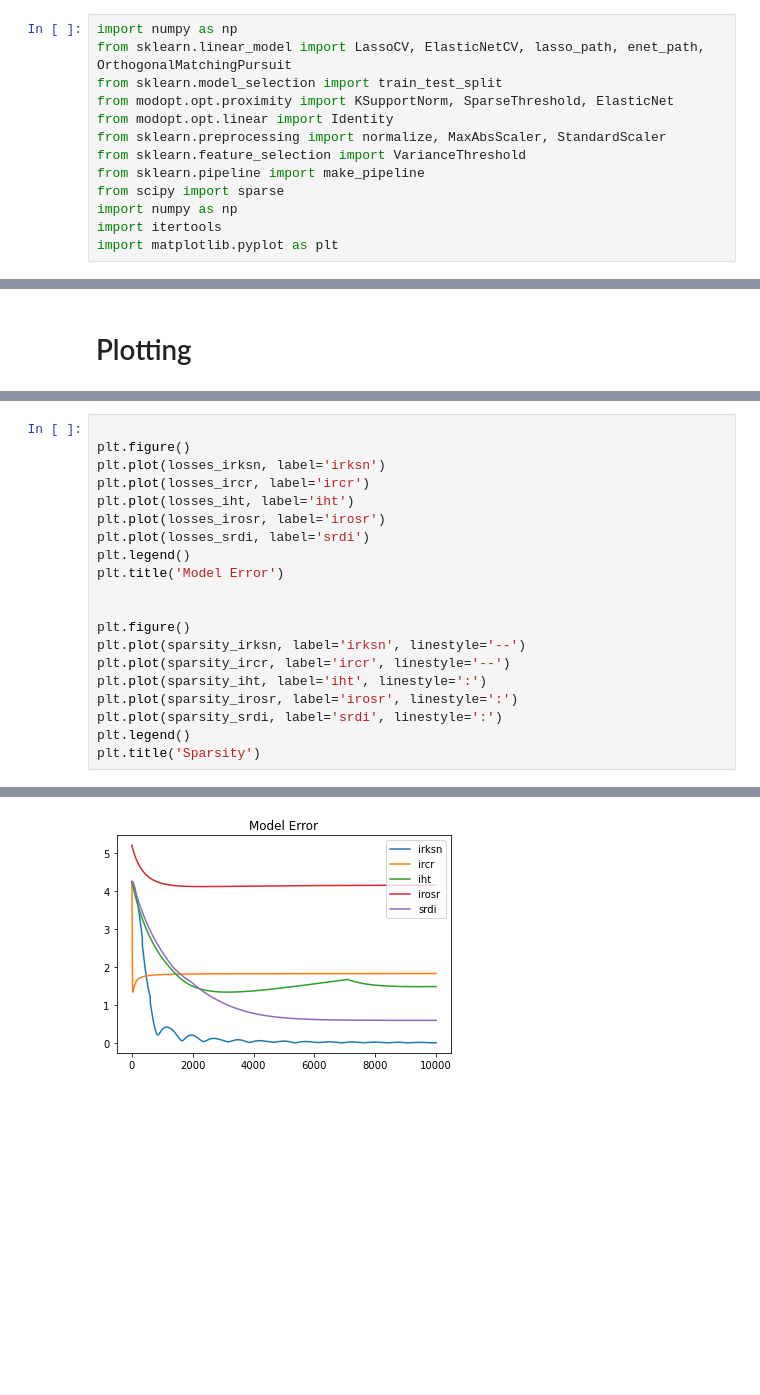
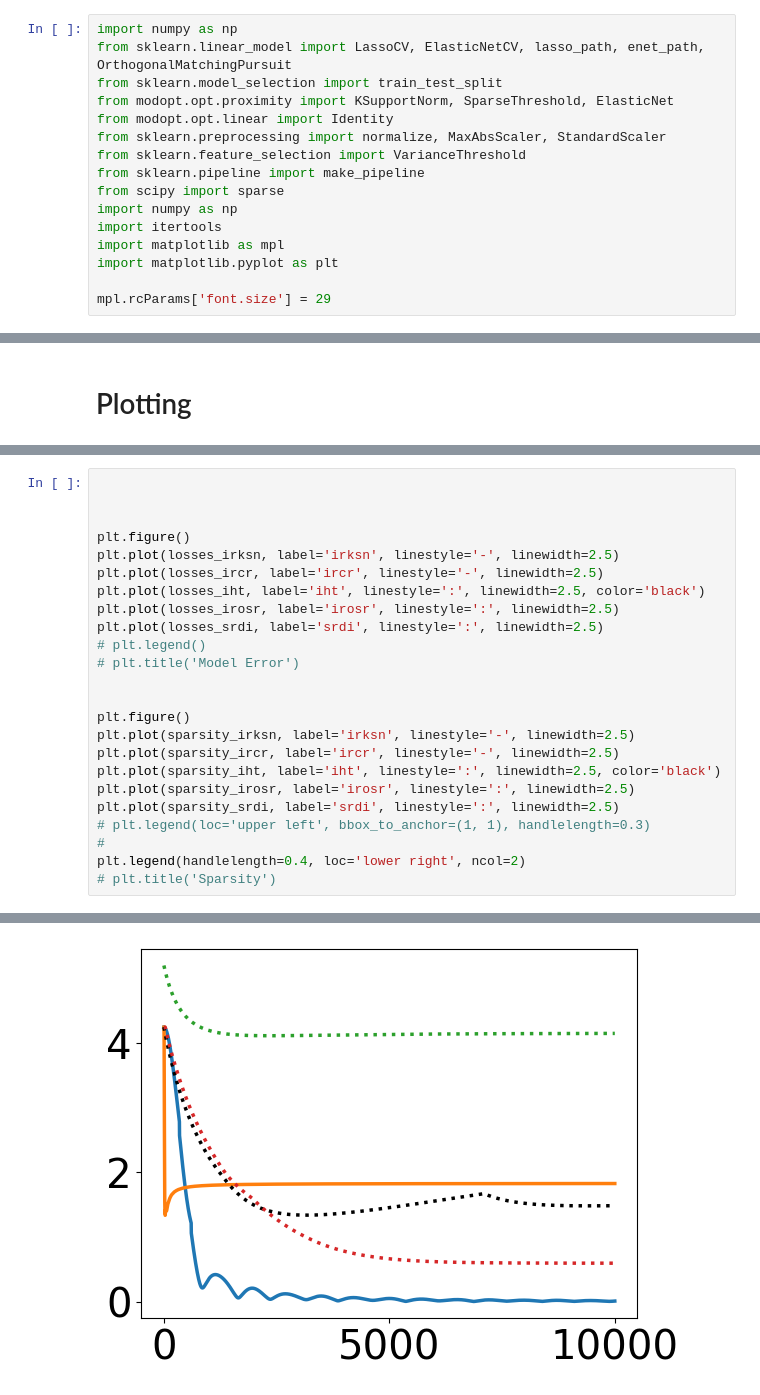
Before and after one commit to wdevazelhes/IRKSN_AAAI2024, a Jupyter notebook: example1/toy_xp_train_curve.ipynb, the cells around one changed output, grey strips where cells are left out. Cells and saved outputs as stored; diff of their text form; blank space fills up the shorter version.

```diff
--- a/example1/toy_xp_train_curve.ipynb
+++ b/example1/toy_xp_train_curve.ipynb
@@ -10,4 +10,7 @@ from sklearn.pipeline import make_pipeline
 from scipy import sparse
 import numpy as np
 import itertools
+import matplotlib as mpl
 import matplotlib.pyplot as plt
+
+mpl.rcParams['font.size'] = 29
@@ -179,21 +182,25 @@ sparsity_srdi, losses_srdi, betas_srdi = run_srdi(n_iter)
 # %%
 
-plt.figure()
-plt.plot(losses_irksn, label='irksn')
-plt.plot(losses_ircr, label='ircr')
-plt.plot(losses_iht, label='iht')
-plt.plot(losses_irosr, label='irosr')
-plt.plot(losses_srdi, label='srdi')
-plt.legend()
-plt.title('Model Error')
 
 
 plt.figure()
-plt.plot(sparsity_irksn, label='irksn', linestyle='--')
-plt.plot(sparsity_ircr, label='ircr', linestyle='--')
-plt.plot(sparsity_iht, label='iht', linestyle=':')
-plt.plot(sparsity_irosr, label='irosr', linestyle=':')
-plt.plot(sparsity_srdi, label='srdi', linestyle=':')
-plt.legend()
-plt.title('Sparsity')
+plt.plot(losses_irksn, label='irksn', linestyle='-', linewidth=2.5)
+plt.plot(losses_ircr, label='ircr', linestyle='-', linewidth=2.5)
+plt.plot(losses_iht, label='iht', linestyle=':', linewidth=2.5, color='black')
+plt.plot(losses_irosr, label='irosr', linestyle=':', linewidth=2.5)
+plt.plot(losses_srdi, label='srdi', linestyle=':', linewidth=2.5)
+# plt.legend()
+# plt.title('Model Error')
+
+
+plt.figure()
+plt.plot(sparsity_irksn, label='irksn', linestyle='-', linewidth=2.5)
+plt.plot(sparsity_ircr, label='ircr', linestyle='-', linewidth=2.5)
+plt.plot(sparsity_iht, label='iht', linestyle=':', linewidth=2.5, color='black')
+plt.plot(sparsity_irosr, label='irosr', linestyle=':', linewidth=2.5)
+plt.plot(sparsity_srdi, label='srdi', linestyle=':', linewidth=2.5)
+# plt.legend(loc='upper left', bbox_to_anchor=(1, 1), handlelength=0.3)
+#
+plt.legend(handlelength=0.4, loc='lower right', ncol=2)
+# plt.title('Sparsity')
 # %% [output]
@@ -201 +208 @@ Text(0.5, 1.0, 'Sparsity')
-[figure, old version]
+[figure, new version]
```
Also changed, not shown: parts of 3 cells of this notebook, 9 other files.
